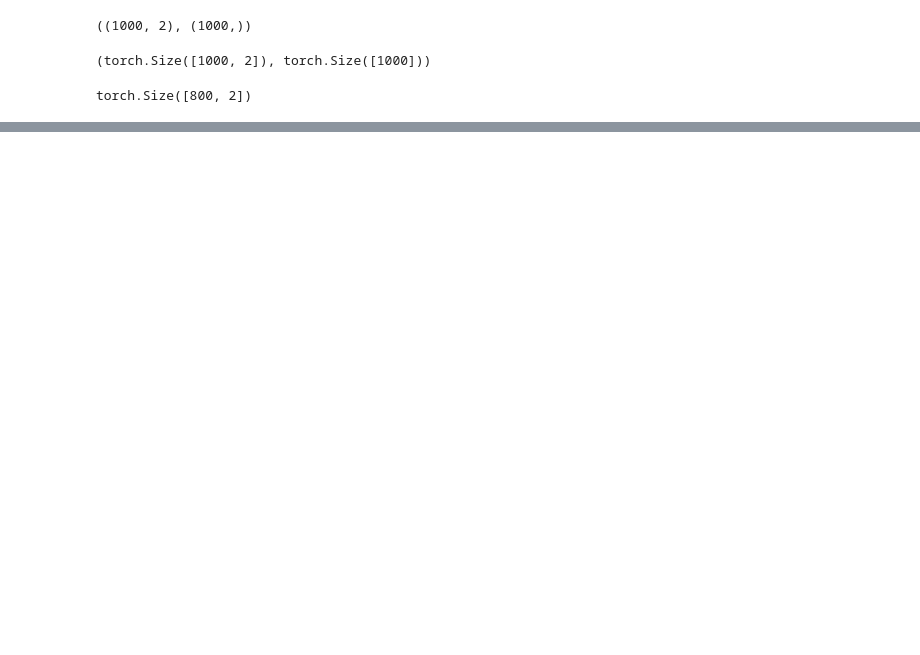
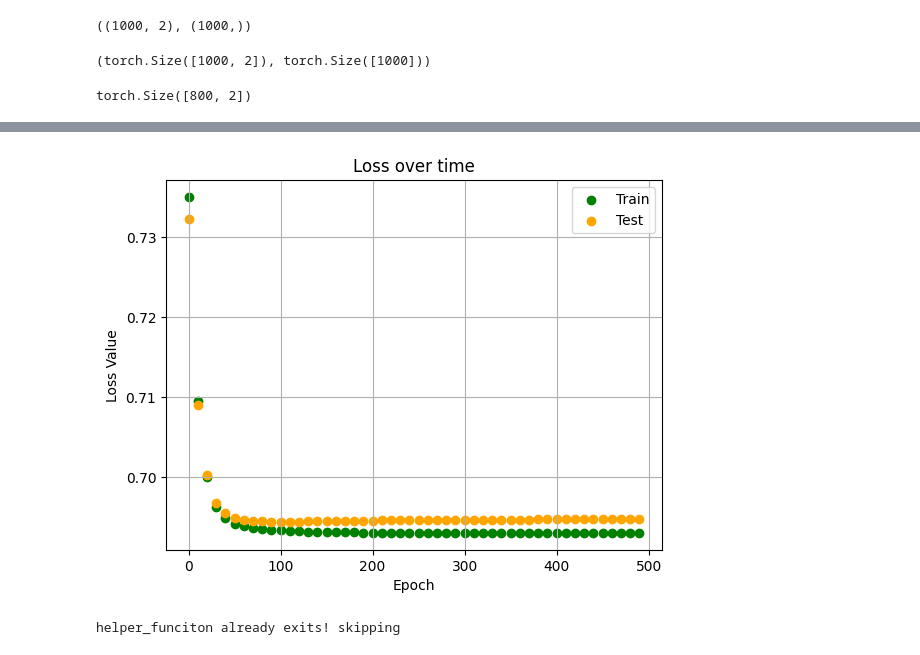
Before and after one commit to Anikeetgarg/ML-Learning-Reporsitory, a Jupyter notebook: DL-Work/Book_course/Chapter 2/Classification_using_DL.ipynb, the cells around one changed output, grey strips where cells are left out. Saved outputs shown, nothing was run; the diff lists cells and outputs as text; code cells hidden in the pictures; blank space fills up the shorter version.

```diff
--- a/DL-Work/Book_course/Chapter 2/Classification_using_DL.ipynb
+++ b/DL-Work/Book_course/Chapter 2/Classification_using_DL.ipynb
@@ -89,0 +93,6 @@ device(type='cpu')
+# %%
+model_1 = nn.Sequential(
+    nn.Linear(in_features = 2, out_features = 5),
+    nn.Linear(in_features= 5, out_features= 1)
+).to(device)
+next(model_1.parameters()).device
@@ -89,0 +110,17 @@ device(type='cpu')
+# %%
+## setting up a loss function
+# loss_fn =nn.BCELoss() - This funciton assumes that the inputs are processed with sigmoid
+
+loss_fn = nn.BCEWithLogitsLoss()
+# this is equivalent to but its better in efficency
+
+#loss_fn = nn.Sequential(
+#    nn.Sigmoid(),
+#    nn.BCELoss()
+#)
+
+optimizer = torch.optim.SGD(params = model_1.parameters(), lr = 0.1)
+# %%
+def accuracy_fn(y_true, y_pred):
+  correct = torch.eq(y_true, y_pred).sum().item()
+  return (correct/len(y_true)) * 100
@@ -89,0 +185,27 @@ device(type='cpu')
+# %%
+def plot_loss():
+  plt.scatter(epoch_count, np.array(torch.tensor(train_loss_val).cpu().numpy()), label = 'Train', c="green")
+  plt.scatter(epoch_count, np.array(torch.tensor(test_loss_val).cpu().numpy()), label = 'Test', c="orange")
+  # plt.scatter(epoch_count, np.array(torch.tensor(acc).cpu().numpy()), label = 'Accuracy', c="lime")
+  plt.title("Loss over time")
+  plt.xlabel("Epoch")
+  plt.ylabel("Loss Value")
+  plt.grid()
+  plt.legend()
+# %%
+plot_loss()
+# %% [output]
+[figure, added]
+# %%
+import requests
+from pathlib import Path
+if Path("helper_functions.py").is_file():
+  print('helper_funciton already exits! skipping')
+else:
+  request = requests.get("https://raw.githubusercontent.com/mrdbourke/pytorch-deep-learning/main/helper_functions.py")
+  with open('helper_functions.py', 'wb') as f:
+    f.write(request.content)
+
+from helper_functions import plot_predictions, plot_decision_boundary
+# %% [output]
+helper_funciton already exits! skipping
```
Also changed, not shown: parts of 11 cells of this notebook.
